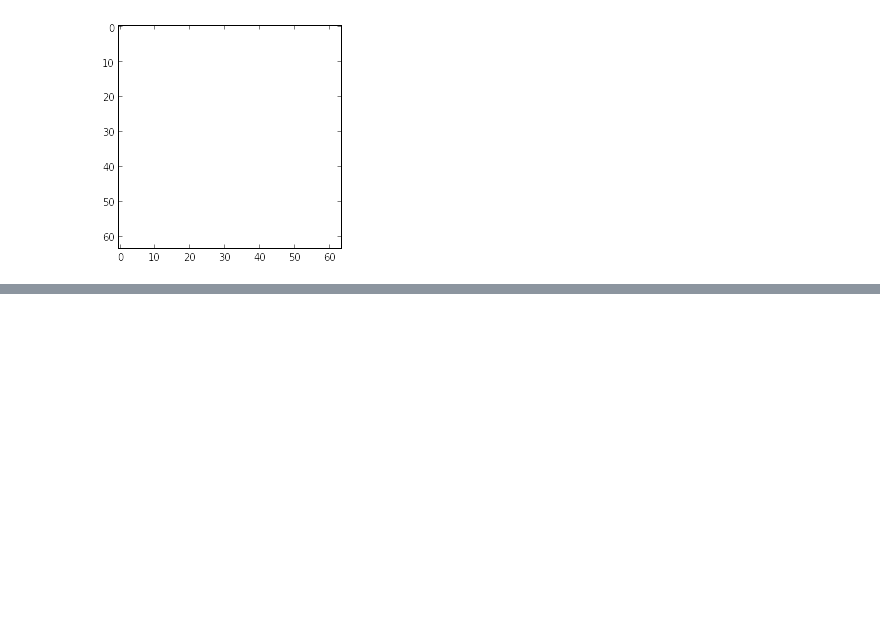
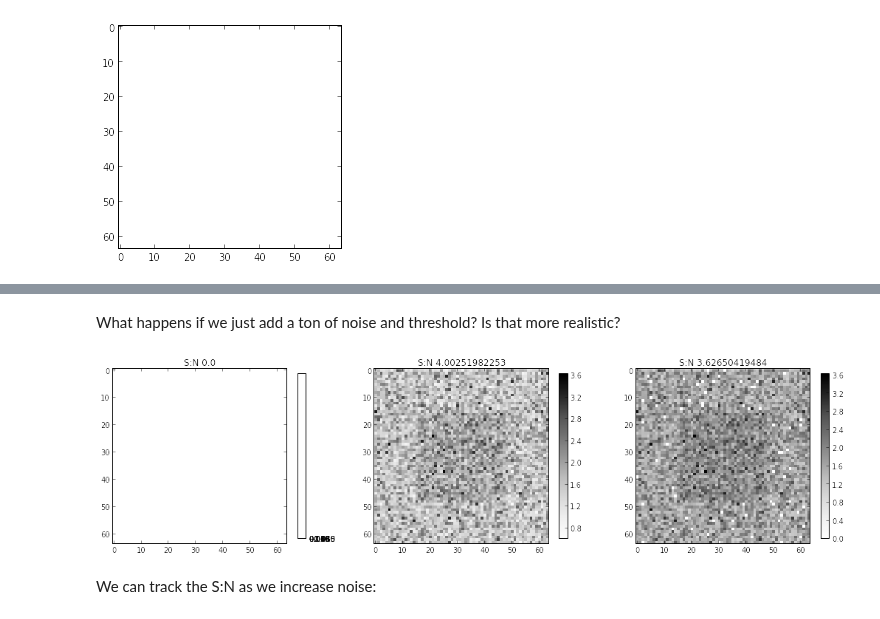
Before and after one commit to kwinkunks/notebooks, a Jupyter notebook: Stochastic_resonance.ipynb, the cells around one changed output, grey strips where cells are left out. Drawn from its saved outputs; the diff is of its cells as text; code cells hidden in the pictures; blank space fills up the shorter version.

```diff
--- a/Stochastic_resonance.ipynb
+++ b/Stochastic_resonance.ipynb
@@ -127,0 +143,39 @@ plt.show()
+# %% [markdown]
+What happens if we just add a ton of noise and threshold? Is that more realistic?
+# %%
+import scipy.stats
+
+signal_level = 0.3
+noise_level = 3
+threshold_level = 1
+
+im = np.zeros((64,64))
+im[16:48,16:48] = signal_level
+
+noise = np.random.lognormal(0.5, (0.5+1)/6, 64*64).reshape((64,64))
+#noise = np.random.rand(64,64) * noise_level - noise_level/2
+noised = im + noise
+
+thresholded = threshold(noised, threshold_level)
+
+plt.figure(figsize=(18,5))
+
+plt.subplot(131)
+plt.imshow(threshold(im, threshold_level), interpolation="None")
+plt.title('S:N {0}'.format(scipy.stats.signaltonoise(threshold(im, threshold_level), axis=None)))
+plt.colorbar(shrink=0.8)
+
+plt.subplot(132)
+plt.imshow(noised, interpolation="None")
+plt.title('S:N {0}'.format(scipy.stats.signaltonoise(noised, axis=None)))
+plt.colorbar(shrink=0.8)
+
+plt.subplot(133)
+plt.imshow(thresholded, interpolation="None")
+plt.title('S:N {0}'.format(scipy.stats.signaltonoise(thresholded, axis=None)))
+plt.colorbar(shrink=0.8)
+plt.show()
+# %% [output]
+[figure, added]
+# %% [markdown]
+We can track the S:N as we increase noise:
```
Also changed, not shown: parts of 12 cells of this notebook.
